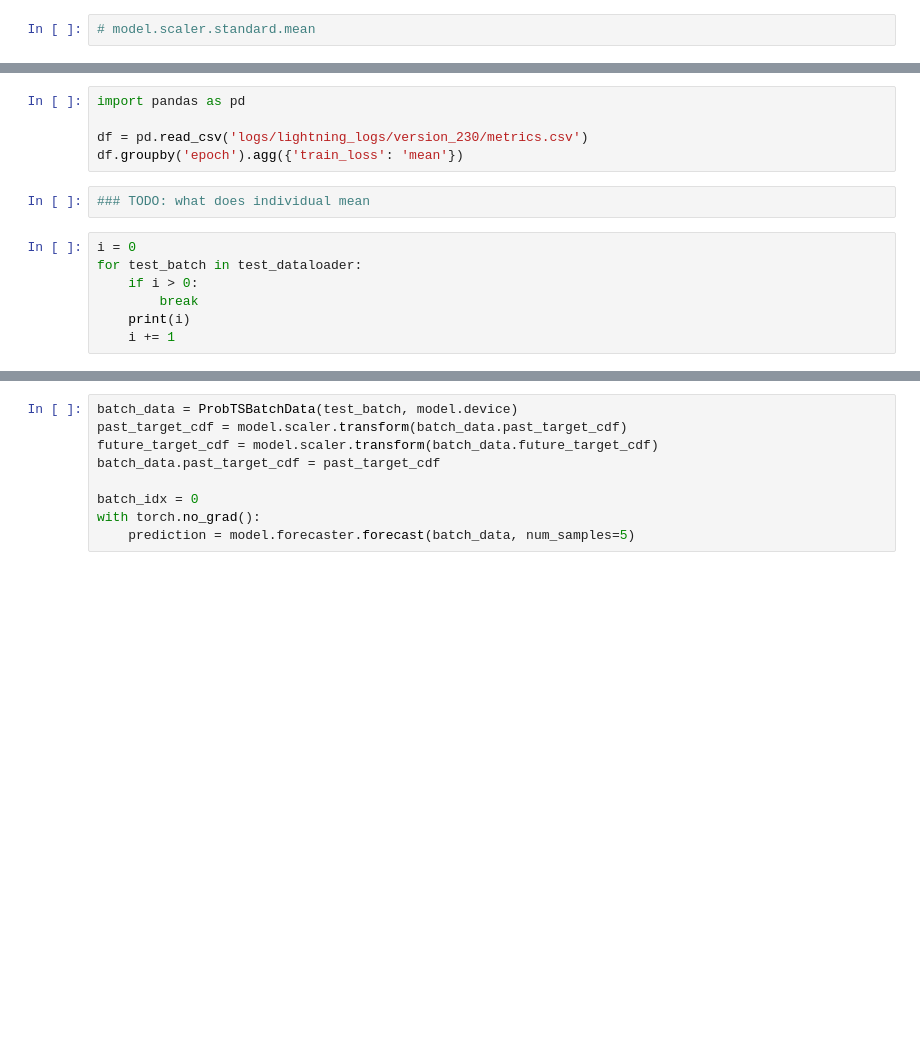
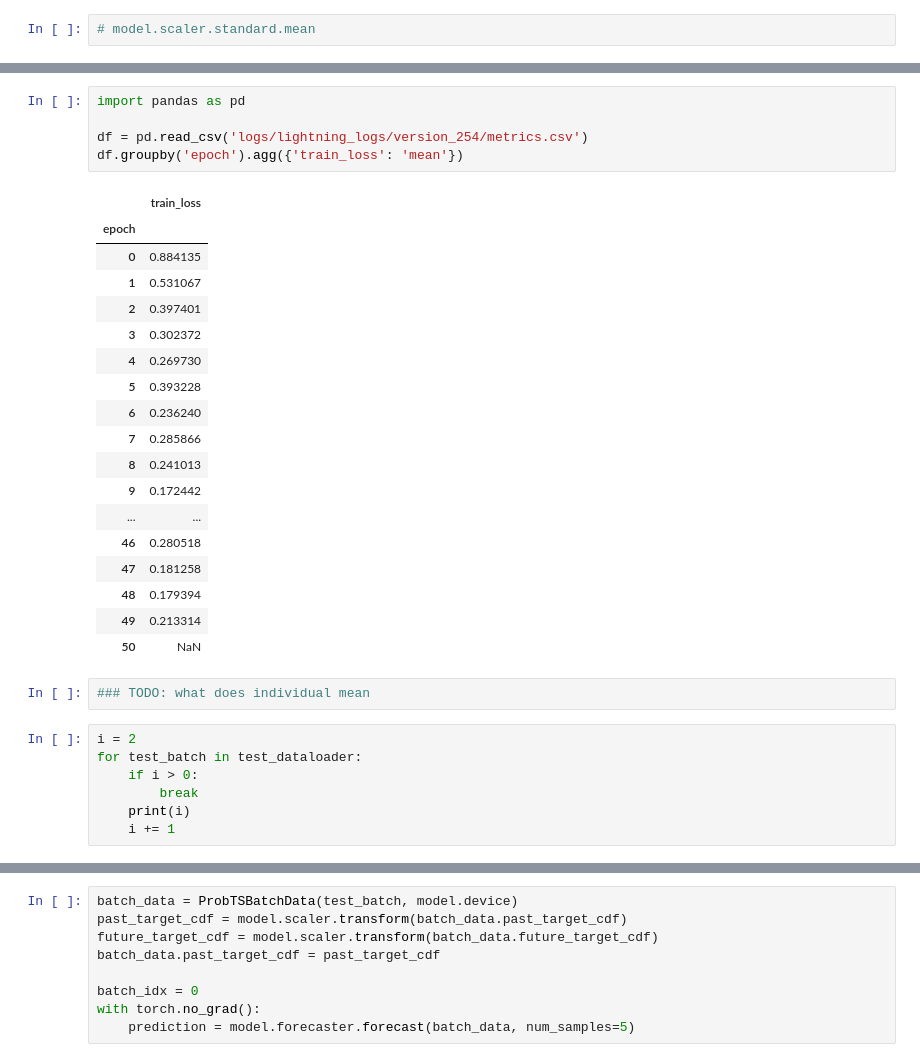
Before and after one commit to ChernovAndrey/ProbTS, a Jupyter notebook: BinTS.ipynb, the cells around one changed output, grey strips where cells are left out. Cells and saved outputs as stored; diff of their text form; blank space fills up the shorter version.

```diff
--- a/BinTS.ipynb
+++ b/BinTS.ipynb
@@ -546,12 +551,31 @@ trainer.fit(model, train_dataloaders=train_dataloader, val_dataloaders=val_datal
 # %%
 import pandas as pd
 
-df = pd.read_csv('logs/lightning_logs/version_230/metrics.csv')
+df = pd.read_csv('logs/lightning_logs/version_254/metrics.csv')
 df.groupby('epoch').agg({'train_loss': 'mean'})
+# %% [output]
+|  | train_loss |
+| epoch |  |
+| 0 | 0.884135 |
+| 1 | 0.531067 |
+| 2 | 0.397401 |
+| 3 | 0.302372 |
+| 4 | 0.269730 |
+| 5 | 0.393228 |
+| 6 | 0.236240 |
+| 7 | 0.285866 |
+| 8 | 0.241013 |
+| 9 | 0.172442 |
+| ... | ... |
+| 46 | 0.280518 |
+| 47 | 0.181258 |
+| 48 | 0.179394 |
+| 49 | 0.213314 |
+| 50 | NaN |
 # %%
 ### TODO: what does individual mean
 # %%
-i = 0
+i = 2
 for test_batch in test_dataloader:
     if i > 0:
         break
```
Also changed, not shown: parts of 25 cells of this notebook, 8 other files.
